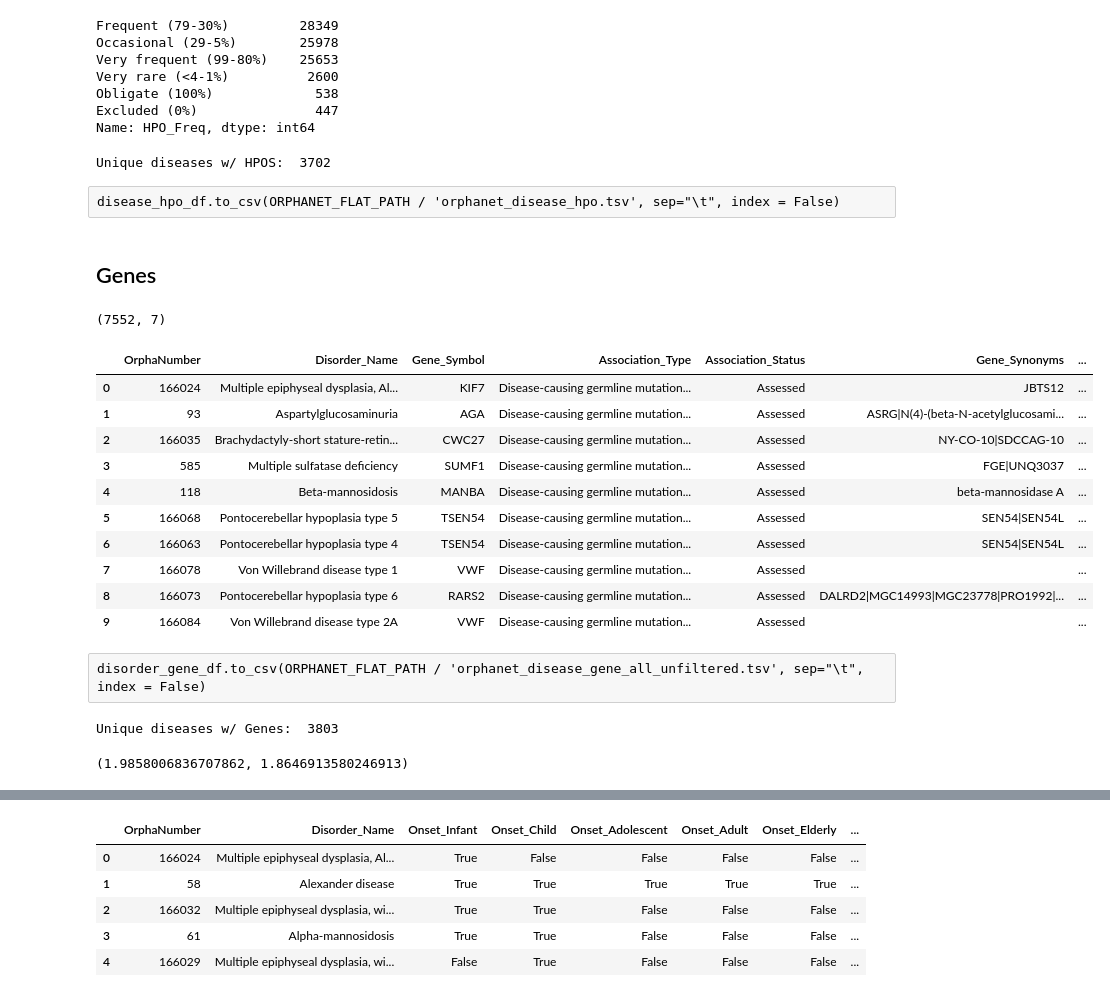
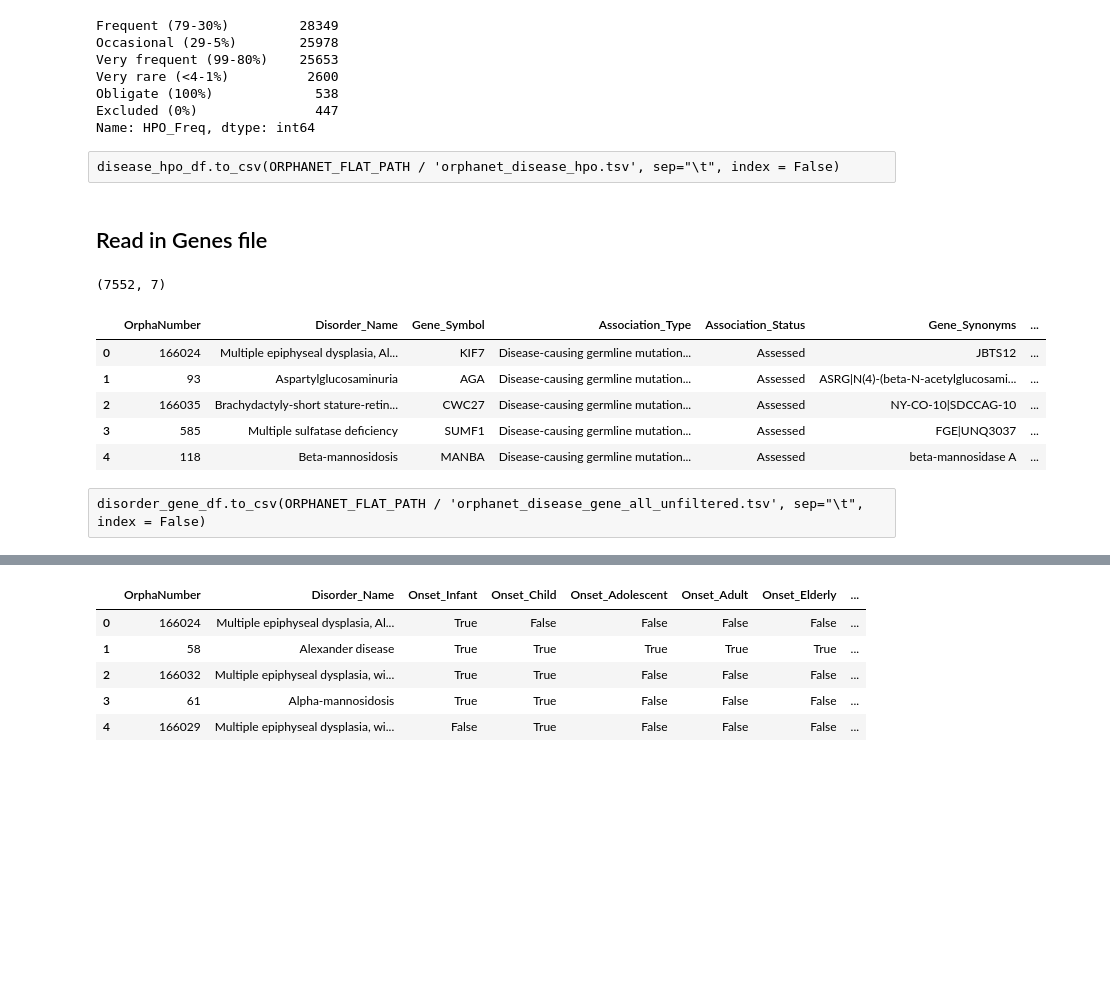
Before and after one commit to EmilyAlsentzer/rare-disease-simulation, a Jupyter notebook: process_simulation_resources/Orphanet Convert to Flat Files.ipynb, the cells around one changed output, grey strips where cells are left out. Drawn from its saved outputs; the diff is of its cells as text; code cells hidden in the pictures; blank space fills up the shorter version.

Commit message:
cleanup orphanet notebook

```diff
--- a/process_simulation_resources/Orphanet Convert to Flat Files.ipynb
+++ b/process_simulation_resources/Orphanet Convert to Flat Files.ipynb
@@ -65,11 +72,7 @@ Very rare (<4-1%)          2600
 Obligate (100%)             538
 Excluded (0%)               447
 Name: HPO_Freq, dtype: int64
-# %%
-print("Unique diseases w/ HPOS: ", len(set(disease_hpo_df.OrphaNumber)))
-# %% [output]
-Unique diseases w/ HPOS:  3702
 # %% [raw]
 disease_hpo_df.to_csv(ORPHANET_FLAT_PATH / 'orphanet_disease_hpo.tsv', sep="\t", index = False)
 # %% [markdown]
-## Genes
+## Read in Genes file
@@ -80,50 +79,40 @@ disorderlist_genes = root[1]
 # %%
+tree = ET.parse(str(ORPHANET_RAW_PATH / 'genes_rare_diseases_en_product6.xml'))
+root = tree.getroot()
+disorderlist_genes = root[1]
+
 gene_list = []
 for disorder in disorderlist_genes:
     disorder_orphan = disorder.find("OrphaNumber").text
     disorder_name = disorder.find("Name").text
     for child in disorder.find("DisorderGeneAssociationList"):
         child_gene = child.find("Gene")
         gene_symbol = child_gene.find("Symbol").text
         gene_synonyms = "|".join([x.text
                                   for x in child_gene.find("SynonymList")])
         external_refs = "|".join([":".join([x.find("Source").text, x.find("Reference").text])
                                   for x in child_gene.find("ExternalReferenceList")])
         association_type = child.find("DisorderGeneAssociationType").find("Name").text
         association_status = child.find("DisorderGeneAssociationStatus").find("Name").text
         gene_list.append(OrderedDict([
             ("OrphaNumber", disorder_orphan),
             ("Disorder_Name", disorder_name),
             ("Gene_Symbol", gene_symbol),
             ("Association_Type", association_type),
             ("Association_Status", association_status),
             ("Gene_Synonyms", gene_synonyms),
             ("Gene_External_Refs", external_refs)
         ]))
 disorder_gene_df = pd.DataFrame(gene_list)
 print(disorder_gene_df.shape)
-disorder_gene_df.head(10)
+disorder_gene_df.head(5)
 # %% [output]
 (7552, 7)
 |  | OrphaNumber | Disorder_Name | Gene_Symbol | Association_Type | Association_Status | Gene_Synonyms | ... |
 | 0 | 166024 | Multiple epiphyseal dysplasia, Al... | KIF7 | Disease-causing germline mutation... | Assessed | JBTS12 | ... |
 | 1 | 93 | Aspartylglucosaminuria | AGA | Disease-causing germline mutation... | Assessed | ASRG|N(4)-(beta-N-acetylglucosami... | ... |
 | 2 | 166035 | Brachydactyly-short stature-retin... | CWC27 | Disease-causing germline mutation... | Assessed | NY-CO-10|SDCCAG-10 | ... |
 | 3 | 585 | Multiple sulfatase deficiency | SUMF1 | Disease-causing germline mutation... | Assessed | FGE|UNQ3037 | ... |
 | 4 | 118 | Beta-mannosidosis | MANBA | Disease-causing germline mutation... | Assessed | beta-mannosidase A | ... |
-| 5 | 166068 | Pontocerebellar hypoplasia type 5 | TSEN54 | Disease-causing germline mutation... | Assessed | SEN54|SEN54L | ... |
-| 6 | 166063 | Pontocerebellar hypoplasia type 4 | TSEN54 | Disease-causing germline mutation... | Assessed | SEN54|SEN54L | ... |
-| 7 | 166078 | Von Willebrand disease type 1 | VWF | Disease-causing germline mutation... | Assessed |  | ... |
-| 8 | 166073 | Pontocerebellar hypoplasia type 6 | RARS2 | Disease-causing germline mutation... | Assessed | DALRD2|MGC14993|MGC23778|PRO1992|... | ... |
-| 9 | 166084 | Von Willebrand disease type 2A | VWF | Disease-causing germline mutation... | Assessed |  | ... |
 # %% [raw]
 disorder_gene_df.to_csv(ORPHANET_FLAT_PATH / 'orphanet_disease_gene_all_unfiltered.tsv', sep="\t", index = False)
-# %%
-print("Unique diseases w/ Genes: ", len(set(disorder_gene_df.OrphaNumber)))
-# %% [output]
-Unique diseases w/ Genes:  3803
-# %%
-(disorder_gene_df.groupby("Disorder_Name").count().OrphaNumber.mean(),
- disorder_gene_df.groupby("Gene_Symbol").count().OrphaNumber.mean())
-# %% [output]
-(1.9858006836707862, 1.8646913580246913)
```
Also changed, not shown: parts of 179 cells of this notebook.
